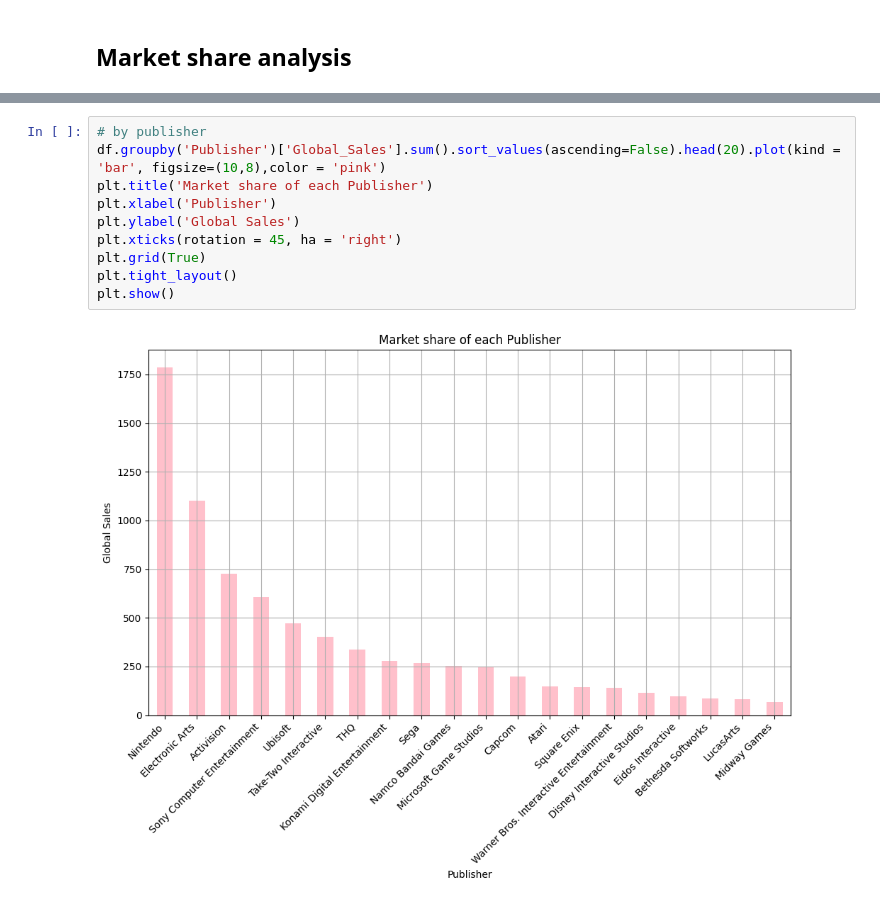
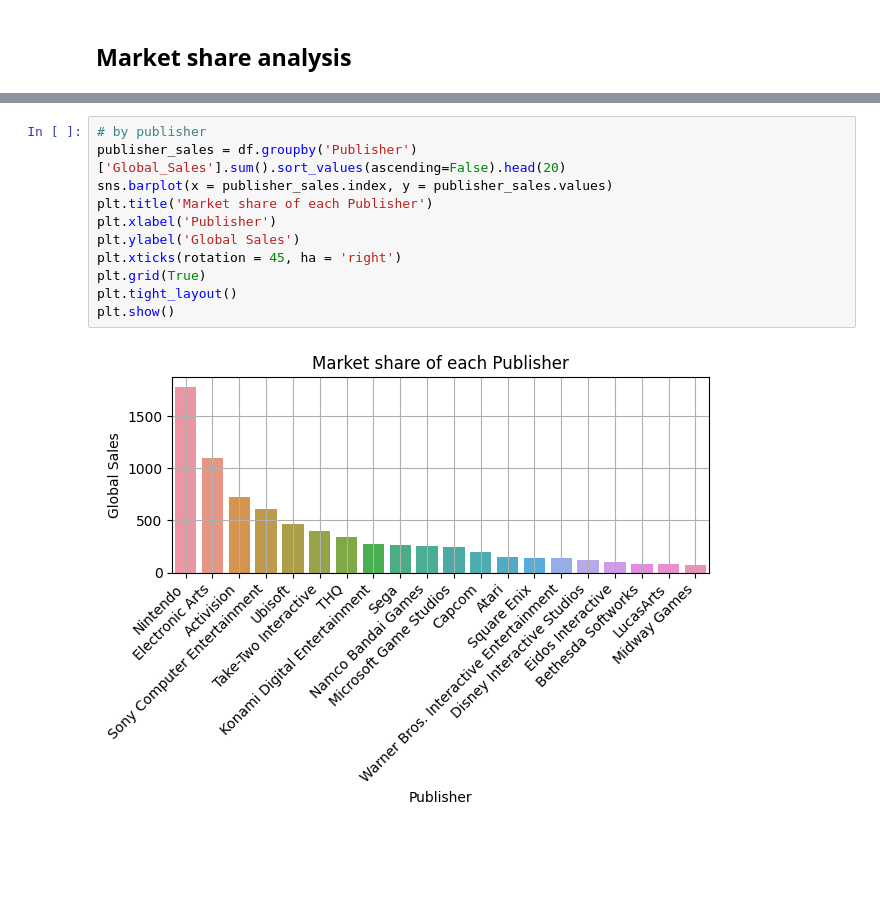
Before and after one commit to Jitesh117/video_game_analysis, a Jupyter notebook: analysis.ipynb, the cells around one changed output, grey strips where cells are left out. Saved outputs shown, nothing was run; the diff lists cells and outputs as text; blank space fills up the shorter version.

```diff
--- a/analysis.ipynb
+++ b/analysis.ipynb
@@ -374,14 +400,15 @@ plt.show()
 # %%
 # by publisher
-df.groupby('Publisher')['Global_Sales'].sum().sort_values(ascending=False).head(20).plot(kind = 'bar', figsize=(10,8),color = 'pink')
+publisher_sales = df.groupby('Publisher')['Global_Sales'].sum().sort_values(ascending=False).head(20)
+sns.barplot(x = publisher_sales.index, y = publisher_sales.values)
 plt.title('Market share of each Publisher')
 plt.xlabel('Publisher')
 plt.ylabel('Global Sales')
 plt.xticks(rotation = 45, ha = 'right')
 plt.grid(True)
 plt.tight_layout()
 plt.show()
 # %% [output]
-[figure, old version]
+[figure, new version]
 # %%
 # by platform
```
Also changed, not shown: parts of 12 cells of this notebook.
